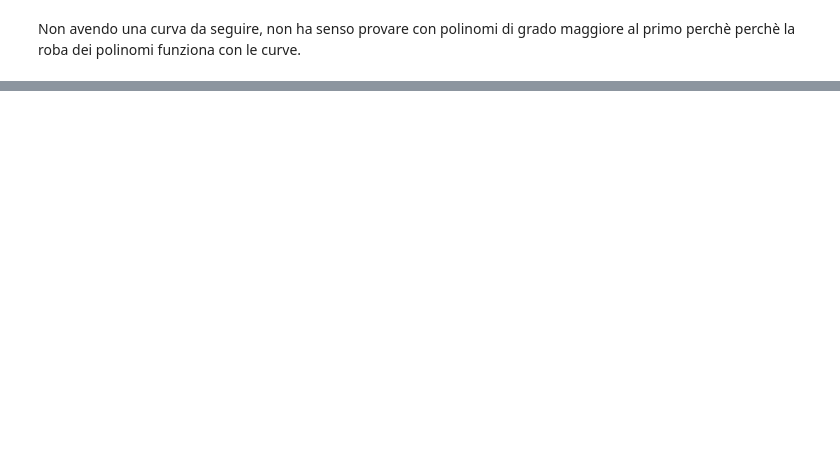
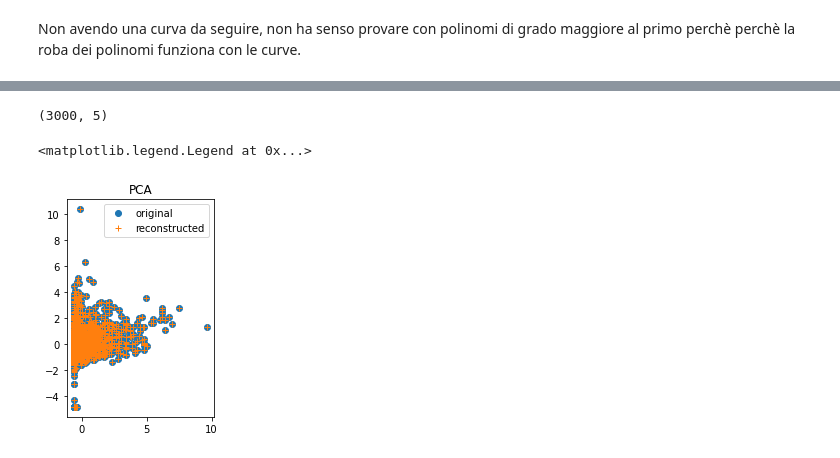
Before and after one commit to Riki98/DWM-Project, a Jupyter notebook: Progetto/Progetto.ipynb, the cells around one changed output, grey strips where cells are left out. Saved outputs shown, nothing was run; the diff lists cells and outputs as text; code cells hidden in the pictures; blank space fills up the shorter version.

```diff
--- a/Progetto/Progetto.ipynb
+++ b/Progetto/Progetto.ipynb
@@ -714,0 +696,9 @@ Test Error : 24385313875325980.000
+# %%
+from sklearn.preprocessing import StandardScaler
+
+dataPred=data[features]
+X=dataPred.iloc[:,0:5]
+
+scaler = StandardScaler()
+scaled_data = scaler.fit_transform(X)
+print(scaled_data)
@@ -714,0 +713,9 @@ Test Error : 24385313875325980.000
+# %%
+from sklearn.decomposition import PCA
+
+features = ["budget", "runtime", "popularity", "release_month", "lingua_inglese", "revenue"]
+
+pca = PCA() # this will create as many components
+            # as the number of features
+pca.fit(scaled_data)  # note this matrix is [samples x dimentions]
+pca.components_
@@ -714,0 +728,6 @@ Test Error : 24385313875325980.000
+# %%
+# project data onto the selected components
+X_proj = pca.transform(scaled_data)
+
+print ( X_proj.shape )
+print ( X_proj[:10] )
@@ -714,0 +746,19 @@ Test Error : 24385313875325980.000
+# %%
+# move data back to the original space
+X_approx = pca.inverse_transform(X_proj)
+X_approx.shape
+# %% [output]
+(3000, 5)
+# %%
+ig, ax = plt.subplots()
+
+ax.plot( scaled_data[:,0], scaled_data[:,1], 'o', label="original" )
+
+ax.plot( X_approx[:,0], X_approx[:,1], '+', label="reconstructed" )
+
+ax.set_title("PCA")
+ax.set_aspect('equal')
+ax.legend()
+# %% [output]
+<matplotlib.legend.Legend at 0x...>
+[figure, added]
```
Also changed, not shown: parts of 15 cells of this notebook, 1 other file.
